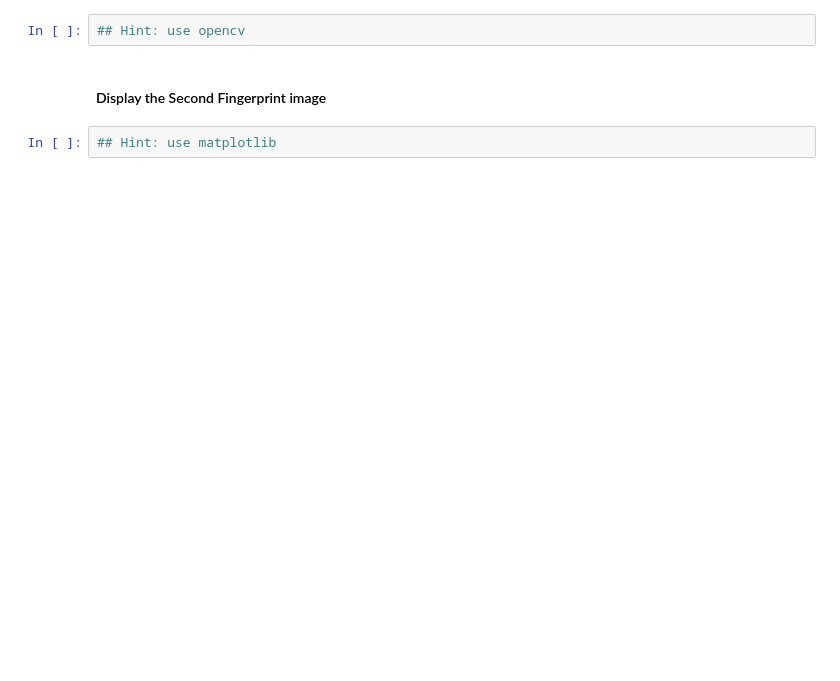
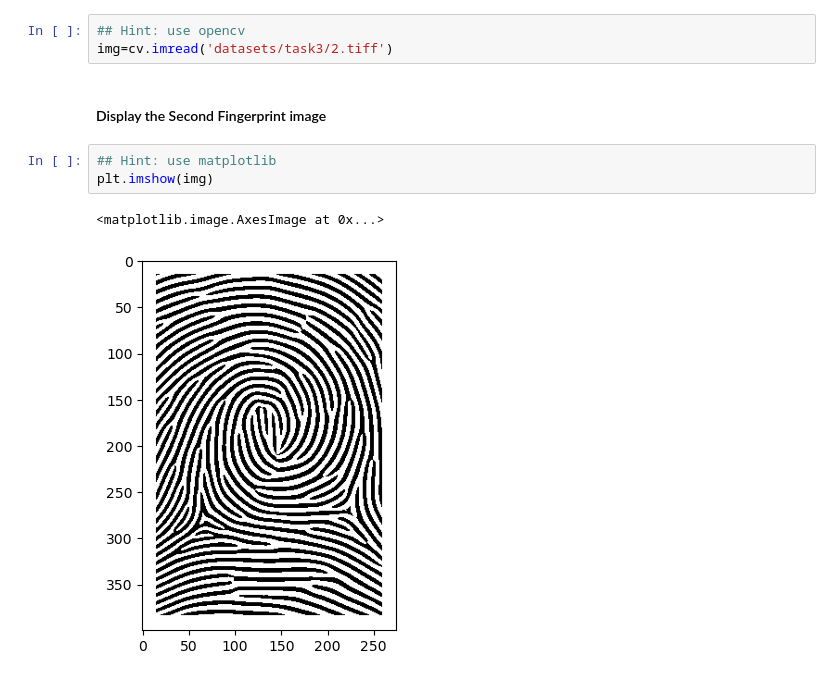
Before and after one commit to nishkalprakash/learn-fingerprint-processing, a Jupyter notebook: milestone_1.ipynb, the cells around one changed output. Drawn from its saved outputs; the diff is of its cells as text; blank space fills up the shorter version.

```diff
--- a/milestone_1.ipynb
+++ b/milestone_1.ipynb
@@ -133,7 +137,12 @@ plt.imshow(S)
 #### Load the Fingerprint Image `datasets\task3\2.tiff`
 # %%
 ## Hint: use opencv
+img=cv.imread('datasets/task3/2.tiff')
 # %% [markdown]
 #### Display the Second Fingerprint image
 # %%
 ## Hint: use matplotlib
+plt.imshow(img)
+# %% [output]
+<matplotlib.image.AxesImage at 0x...>
+[figure, added]
```
Also changed, not shown: parts of 3 cells of this notebook, 1 other file.
